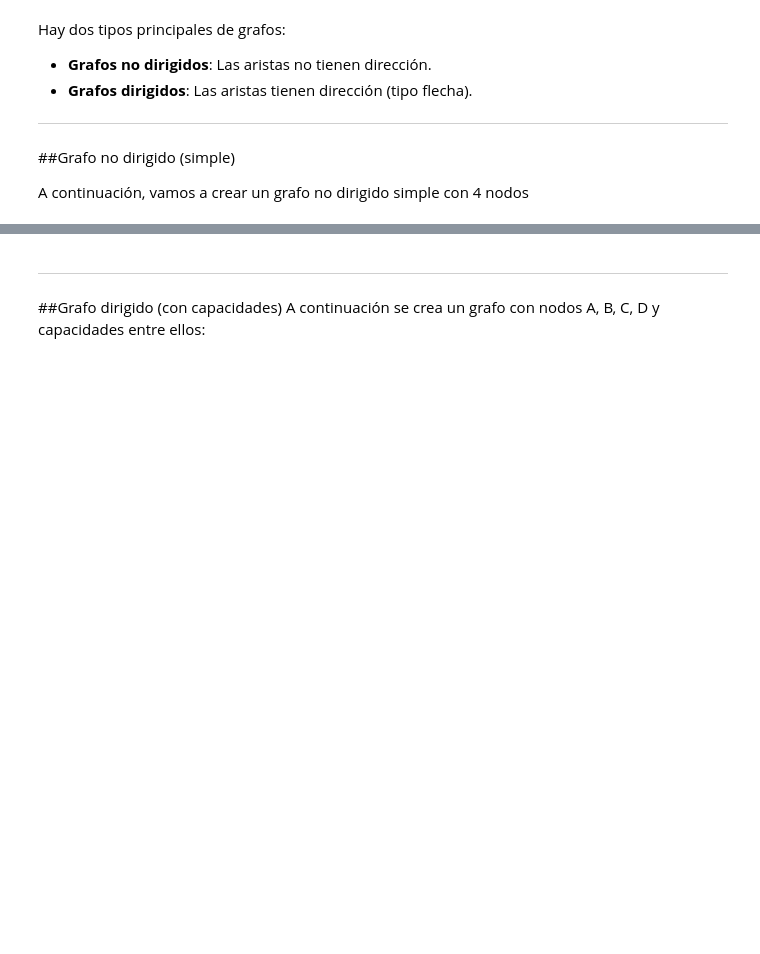
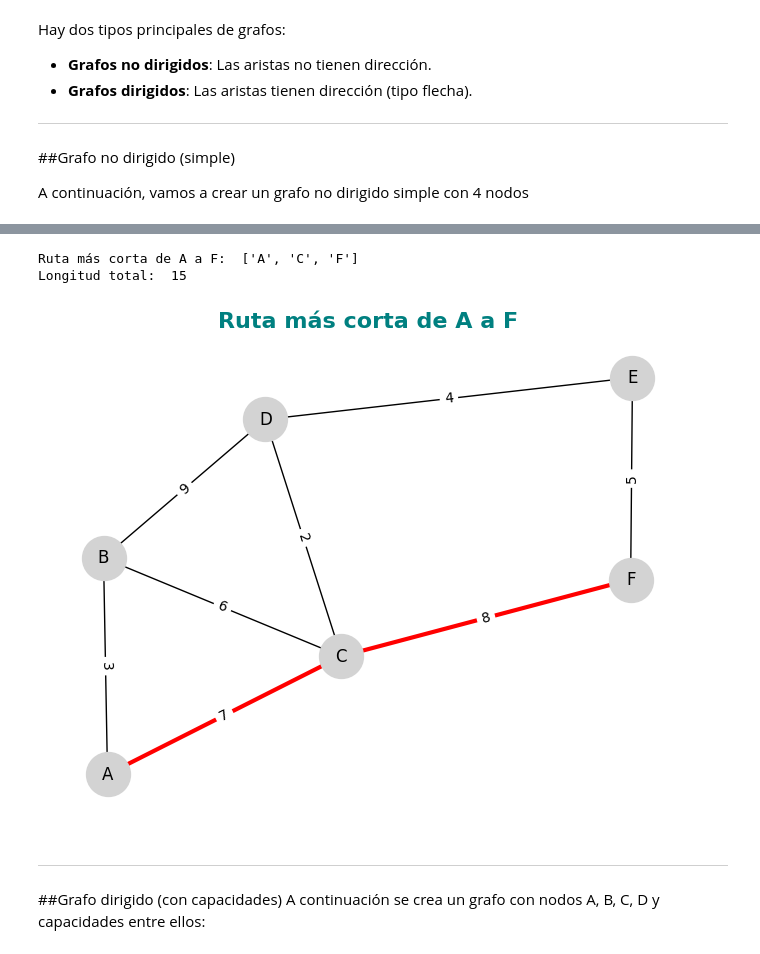
Before and after one commit to BrendaGuadalupeVazquez/INVESTIGACI-N-DE-OPERACIONES, a Jupyter notebook: TutorialNetworkx.ipynb, the cells around one changed output, grey strips where cells are left out. Cells and saved outputs as stored; diff of their text form; code cells hidden in the pictures; blank space fills up the shorter version.

```diff
--- a/TutorialNetworkx.ipynb
+++ b/TutorialNetworkx.ipynb
@@ -57,3 +114,24 @@ plt.show()
+# %%
+camino=nx.shortest_path(G,source="A",target="F",weight='weight')
+l=nx.shortest_path_length(G,source="A",target="F",weight='weight')
+print("Ruta más corta de A a F: ",camino)
+print("Longitud total: ",l)
+#Graficamos
+path_edges=[]
+for i in range(len(camino)-1):
+    inicio=camino[i]
+    fin=camino[i+1]
+    path_edges.append((inicio,fin))
+pos=nx.spring_layout(G)
+nx.draw(G,pos,with_labels=True,node_color='lightgrey',node_size=1000)
+nx.draw_networkx_edges(G,pos,edgelist=path_edges,edge_color='red',width=3)
+nx.draw_networkx_edge_labels(G,pos,edge_labels=labels)
+plt.title("Ruta más corta de A a F", fontsize=16,color='teal',fontweight='bold')
+plt.show()
+# %% [output]
+Ruta más corta de A a F:  ['A', 'C', 'F']
+Longitud total:  15
+[figure, added]
 # %% [markdown]
 
 
```
Also changed, not shown: parts of 8 cells of this notebook.
